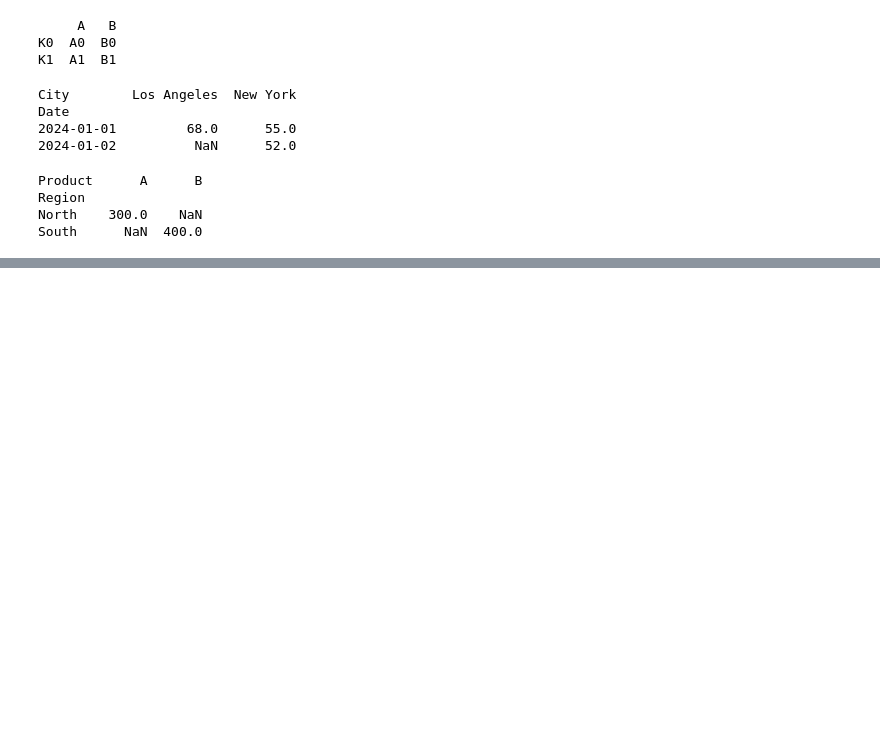
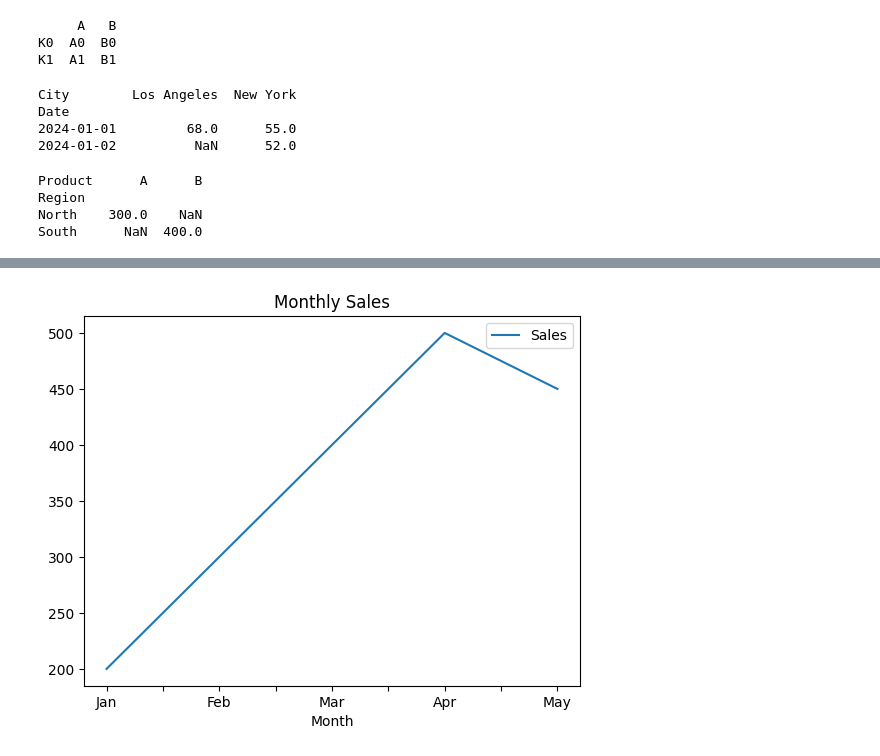
Before and after one commit to clachic00/data_analysis, a Jupyter notebook: pandas_exercise.ipynb, the cells around one changed output, grey strips where cells are left out. Cells and saved outputs as stored; diff of their text form; code cells hidden in the pictures; blank space fills up the shorter version.

Commit message:
Pandas 어렵다 커밋

```diff
--- a/pandas_exercise.ipynb
+++ b/pandas_exercise.ipynb
@@ -311,0 +587,14 @@ South      NaN  400.0
+# %%
+import pandas as pd
+import matplotlib.pyplot as plt
+
+# 예시 데이터
+data = {'Month': ['Jan', 'Feb', 'Mar', 'Apr', 'May'],
+        'Sales': [200, 300, 400, 500, 450]}
+df = pd.DataFrame(data)
+
+# 선 그래프 그리기
+df.plot(x='Month', y='Sales', kind='line', title='Monthly Sales')
+plt.show()
+# %% [output]
+[figure, added]
```
Also changed, not shown: parts of 39 cells of this notebook, 5 other files.
